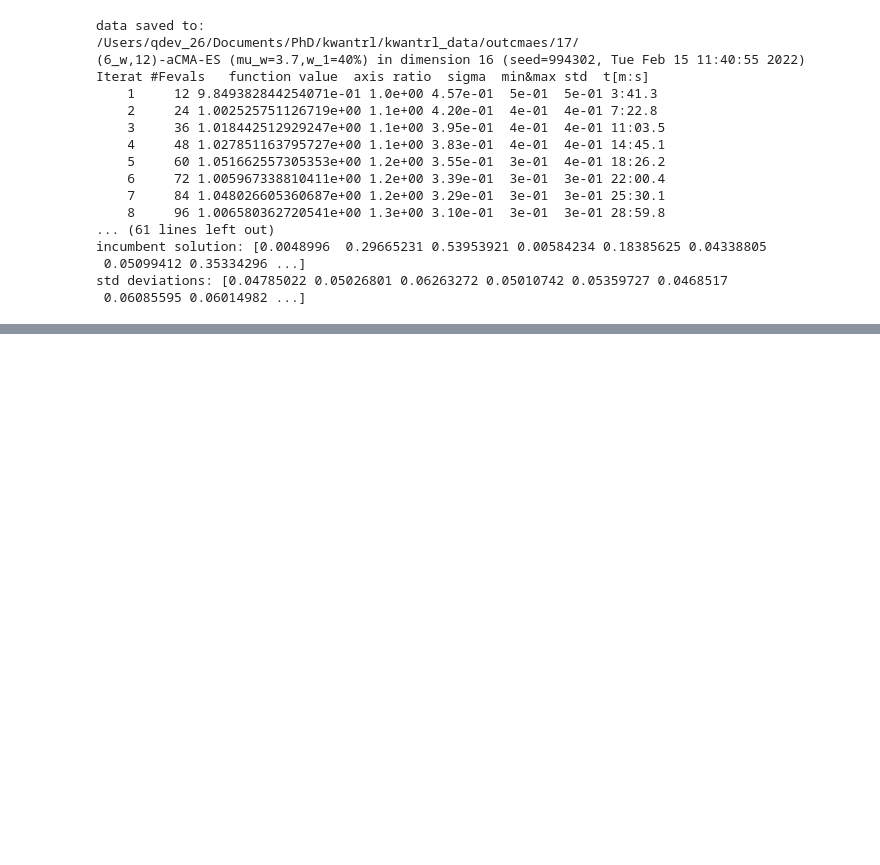
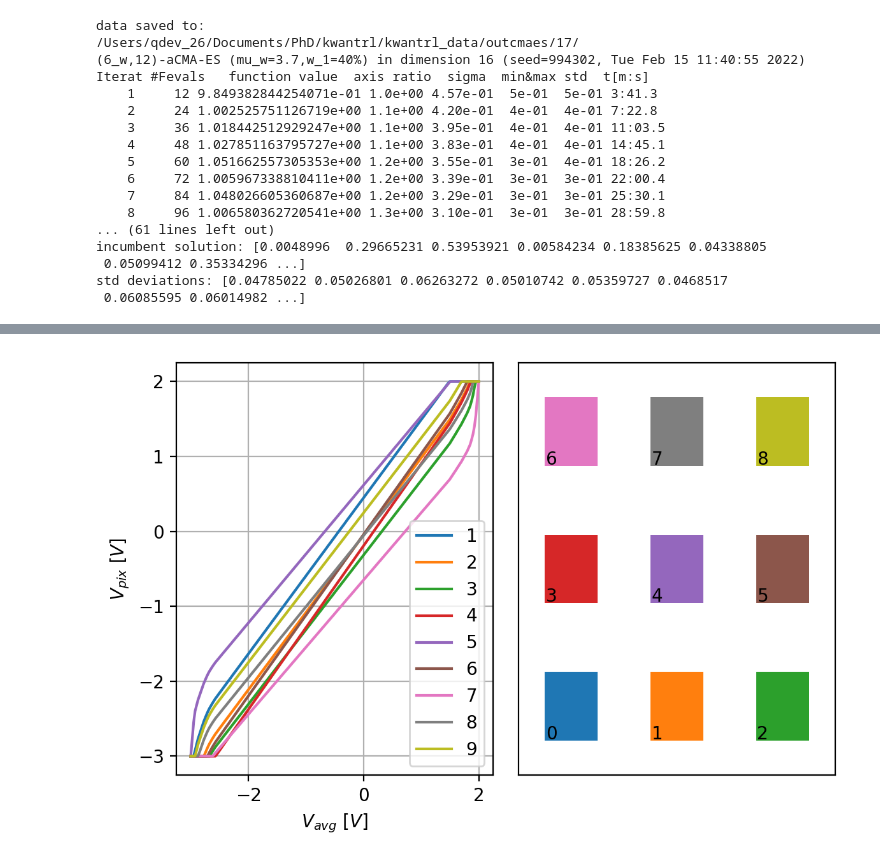
Before and after one commit to jacobdben/qpcRL, a Jupyter notebook: kwantrl/run_scripts/test_trajectory.ipynb, the cells around one changed output, grey strips where cells are left out. Cells and saved outputs as stored; diff of their text form; code cells hidden in the pictures; blank space fills up the shorter version.

Commit message:
some plotting functionality in test_trajectory, will be moved to plotting

```diff
--- a/kwantrl/run_scripts/test_trajectory.ipynb
+++ b/kwantrl/run_scripts/test_trajectory.ipynb
@@ -92,0 +90,36 @@ plotter.plot_result()
+# %%
+run_id=17
+dater=datahandler(data_path='C:/Users/Torbjørn/Downloads/')
+dataset,_=dater.load_transformed_data(run_id)
+# %%
+best_voltages=np.array(dataset['voltages'][np.argmin(dataset['loss'])])
+import matplotlib.pyplot as plt
+labels=[str(i+1) for i in range(9)]
+colors=[]
+fig,axes=plt.subplots(1,2)
+ax=axes[0]
+ax2=axes[1]
+for i in range(9):
+    p=ax.plot(dataset['xaxis'][0],best_voltages[:,i],label=labels[i])
+    colors.append(p[0].get_color())
+ax.set_xlabel(r"$V_{avg} \ [V]$")
+ax.set_ylabel(r"$V_{pix} \ [V]$")
+ax.legend()
+ax.grid()
+
+from matplotlib.collections import PatchCollection
+from matplotlib.patches import Rectangle
+
+ax2.set_xlim(0,3)
+ax2.set_ylim(0,3)
+for i in range(3):
+    for j in range(3):
+        rect=Rectangle((j+0.25,i+0.25),0.5,0.5)
+        pc=PatchCollection([rect],facecolor=colors[i*3+j])
+        ax2.text(x=j+0.26,y=i+0.26,s=str(i*3+j))
+        ax2.add_collection(pc)
+ax2.axes.xaxis.set_visible(False)
+ax2.axes.yaxis.set_visible(False)
+plt.tight_layout()
+# %% [output]
+[figure, added]
```
Also changed, not shown: parts of 4 cells of this notebook, 2 other files.
